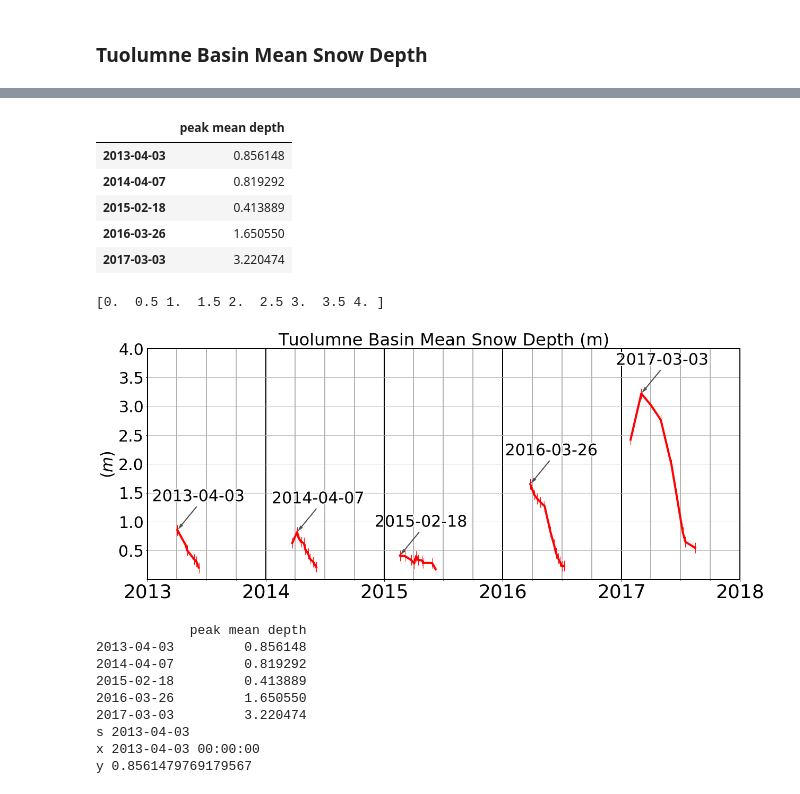
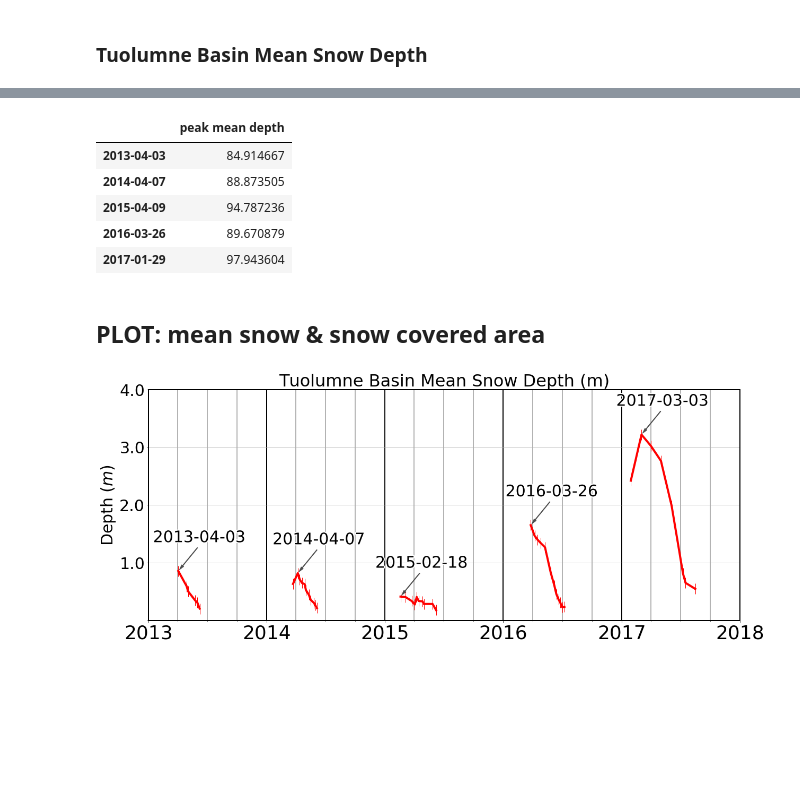
Before and after one commit to meganmason/jlabs, a Jupyter notebook: 50m_ascii/Tuolumne_depth.ipynb, the cells around one changed output, grey strips where cells are left out. Drawn from its saved outputs; the diff is of its cells as text; code cells hidden in the pictures; blank space fills up the shorter version.

```diff
--- a/50m_ascii/Tuolumne_depth.ipynb
+++ b/50m_ascii/Tuolumne_depth.ipynb
@@ -144,24 +143,23 @@ def mean_snow_depth(depth_array, convert_factor = 1e-3, mask_array = None, mask_
 
     else:
         mean_depth = np.nanmean(depth_array[[(mask_array == mask_value) & (depth_array > 0)]])
-        sca = depth_array[[(mask_array == mask_value) & (depth_array > 0)]].size / mask_array[mask_array == mask_value].size
+        sca = (depth_array[[(mask_array == mask_value) & (depth_array > 0)]].size / mask_array[mask_array == mask_value].size) * 100
 
     return mean_depth, sca
 # %%
 # call Function 1
-mean_depths = []
+mean_depth = []
 sca = []
 
 for f in sorted(flist):
     depth_array = np.loadtxt(f, skiprows=6) #load asc files
     mean_d, sca_ = mean_snow_depth(depth_array, mask_array=mask_50m, mask_value=np.max(mask_50m)) #call mean_snow_depth function
-    mean_depths.append(mean_d)
+    mean_depth.append(mean_d)
     sca.append(sca_)
 
-# mean_depths #returns list of mean snow depths
+# mean_depth_df = pd.DataFrame(data = mean_depths, index = flight_dates_dt, columns = ['mean_snow_depth'])
+# sca_df = pd.DataFrame(data = sca, index = flight_dates_dt, columns = ['sca'])
 
-mean_depth_df = pd.DataFrame(data = mean_depths, index = flight_dates_dt, columns = ['mean_snow_depth'])
-sca_df = pd.DataFrame(data = sca, index = flight_dates_dt, columns = ['sca'])
-mean_depth_df #returns dataframe of mean snow depths
-sca_df
+df = pd.DataFrame(zip(mean_depth, sca), columns = ['meanSD (m)','SCA (%)'], index = flight_dates_dt)
+df
 # %% [output]
@@ -208,18 +206,26 @@ def get_peak(datetime_list, series_list, years):
     return peak_df
 # %%
 # call Function 2
+
+# peak mean depths
 peak_mean_depth_df = get_peak(flight_dates_dt, mean_depths, depth_50m_years)
 peak_mean_depth_df # returns dataframe of peak mean snow depths, 1 per year
+
+#peak sca
+peak_sca_df = get_peak(flight_dates_dt, sca, depth_50m_years)
+peak_sca_df
 # %% [output]
 |  | peak mean depth |
-| 2013-04-03 | 0.856148 |
-| 2014-04-07 | 0.819292 |
-| 2015-02-18 | 0.413889 |
-| 2016-03-26 | 1.650550 |
-| 2017-03-03 | 3.220474 |
+| 2013-04-03 | 84.914667 |
+| 2014-04-07 | 88.873505 |
+| 2015-04-09 | 94.787236 |
+| 2016-03-26 | 89.670879 |
+| 2017-01-29 | 97.943604 |
+# %% [markdown]
+## PLOT: mean snow & snow covered area
 # %%
 #use:
-# mean_depth_df (func 1)
+# df['meanSD (m)'] (func 1)
 # peak_mean_depth_df (func 2)
 
 minorLocator = MultipleLocator(365/2)
@@ -234,58 +240,41 @@ ax = plt.subplot(1, 1, 1)
 
 i_plot = 0
 for year in depth_50m_years: #(list(range(2013,2018)))
-    depth_year = mean_depth_df.truncate(before = str(year) + '-01', after = str(year) + '-12')
+    depth_year = df['meanSD (m)'].truncate(before = str(year) + '-01', after = str(year) + '-12')
     h_plot = plt.plot_date(depth_year.index, depth_year.values, fmt='x', tz=None, xdate=True, ydate=False)
 
     plt.setp(h_plot, marker='|', markersize=20, color='r', linestyle = '-', linewidth = '4')
 
     h_text_date = plt.annotate(str(peak_mean_depth_df.index[i_plot])[:10], xy=(peak_mean_depth_df.index[i_plot], peak_mean_depth_df.iloc[i_plot]),
                                xytext=(peak_mean_depth_df.index[i_plot]+pd.Timedelta('65 days'), peak_mean_depth_df.iloc[i_plot] + 0.5),
                 arrowprops=dict(shrink=0.05, width=1, headlength = 10, headwidth = 5, edgecolor= (0.3, 0.3, 0.3), facecolor= (0.3, 0.3, 0.3)),
                 fontsize = fs_text+4, horizontalalignment='center')
 
     h_text_date.set_path_effects([PathEffects.withStroke(linewidth=4, foreground='w')])
 
-#     h_text_date.set_path_effects([PathEffects.withStroke(linewidth=4, foreground='w')])
-
     i_plot += 1
 
 plt.title('Tuolumne Basin Mean Snow Depth (m)', fontsize = fs_titles)
-plt.ylabel('$(m)$',fontsize = fs_labels + 4)
+plt.ylabel('Depth $(m)$',fontsize = fs_labels + 4)
 plt.axes().xaxis.set_minor_locator(MonthLocator(bymonth = [4, 7, 10]))
 plt.rc('xtick', labelsize = fs_axes+10)    # fontsize of the tick labels
 plt.rc('ytick', labelsize = fs_axes+4)    # fontsize of the tick labels
 plt.ylim([0, 4])
 plt.grid(True)
 plt.grid(axis='both', color=(0.7, 0.7, 0.7), which='minor', linestyle='-', linewidth=2)
 plt.grid(axis='x', color='k', which='major', linestyle='-', linewidth=2)
 plt.xlim([pd.to_datetime('2013-01-01'), pd.to_datetime('2018-01-01')])
 
-y_ticks = np.array(list(range(0, 45, 5)))/10
-print(y_ticks)
+y_ticks = np.array(list(range(0, 45, 10)))/10
 y_ticklabels = [str(y_tick) for y_tick in y_ticks]
 y_ticklabels[0] = ''
 plt.yticks(y_ticks, y_ticklabels)
 
 ax.spines['top'].set_linewidth(2.0)
 ax.spines['bottom'].set_linewidth(2.0)
 ax.spines['left'].set_linewidth(2.0)
 ax.spines['right'].set_linewidth(2.0)
+
+# plt.savefig('/home/meganmason/Documents/projects/thesis/figures/working/50m_depth/mean_snow_depth.png', dpi=300)
 # %% [output]
-[0.  0.5 1.  1.5 2.  2.5 3.  3.5 4. ]
-[figure, old version]
+[figure, new version]
-# %%
-print(peak_mean_depth_df)
-print('s',str(peak_mean_depth_df.index[0])[:10])
-print('x',peak_mean_depth_df.index[0])
-print('y',peak_mean_depth_df.iloc[0,0])
-# %% [output]
-            peak mean depth
-2013-04-03         0.856148
-2014-04-07         0.819292
-2015-02-18         0.413889
-2016-03-26         1.650550
-2017-03-03         3.220474
-s 2013-04-03
-x 2013-04-03 00:00:00
-y 0.8561479769179567
```
Also changed, not shown: parts of 11 cells of this notebook.
